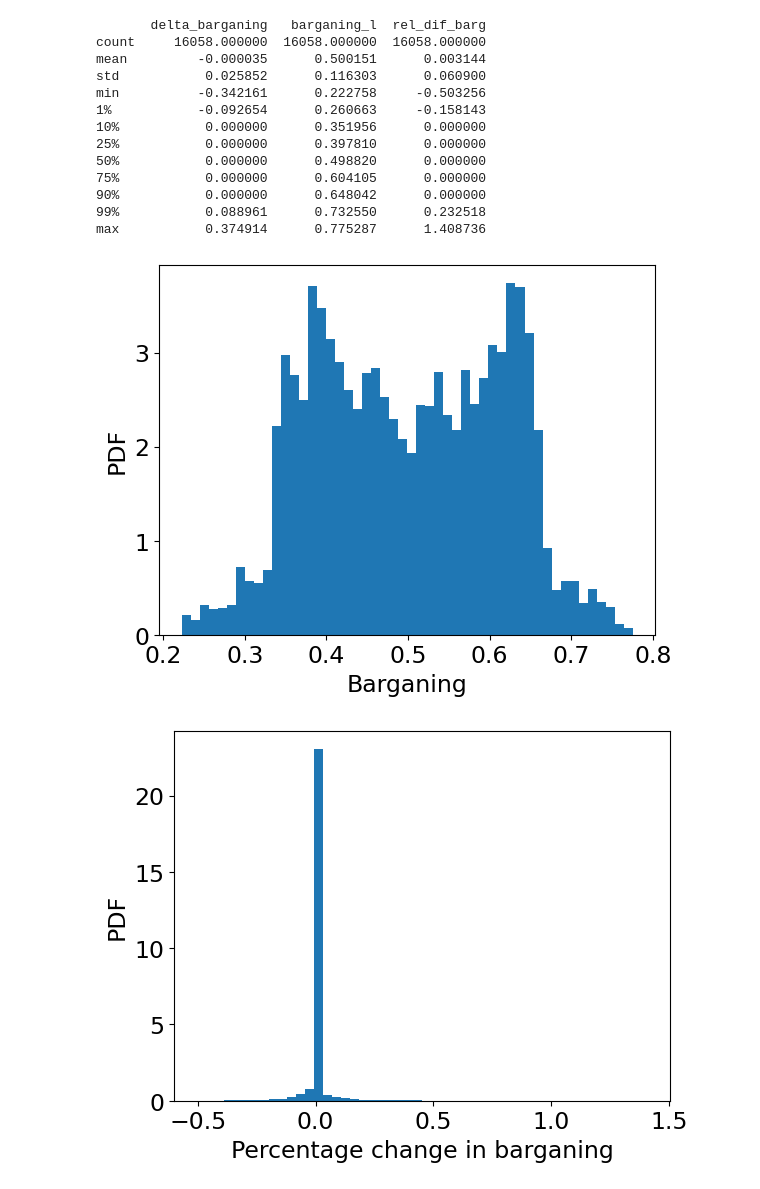
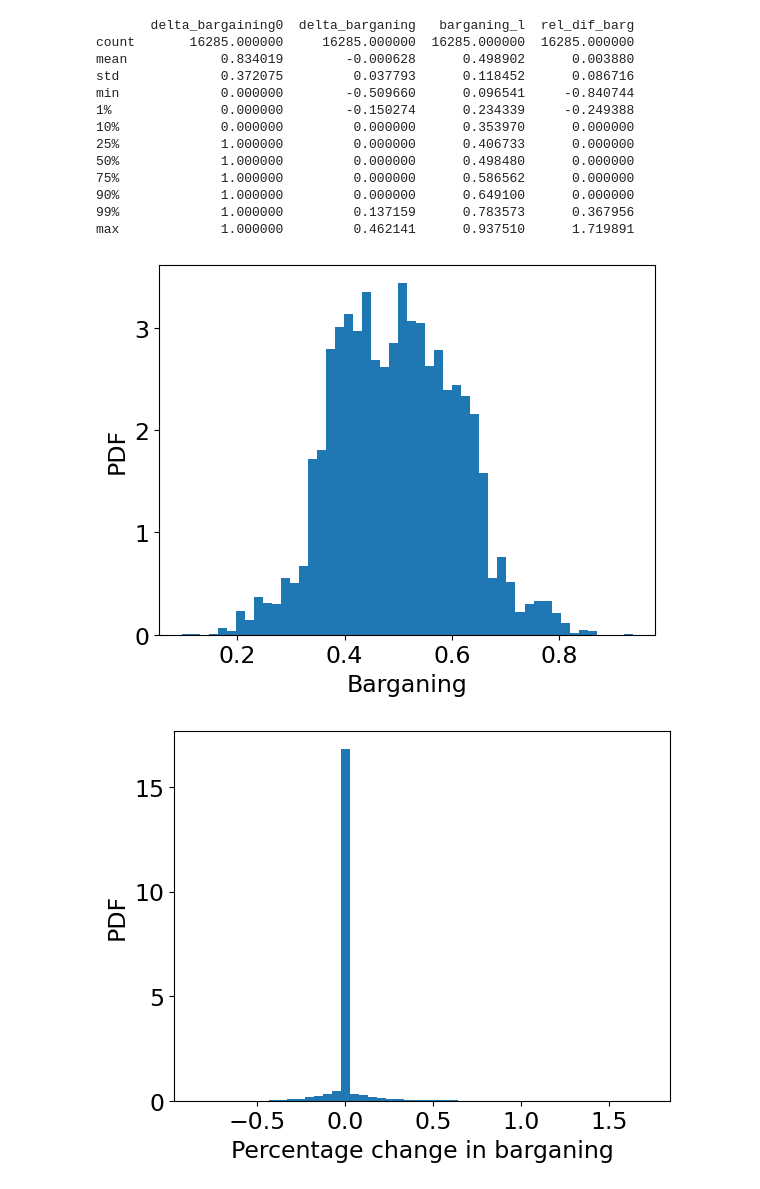
Before and after one commit to ThomasHJorgensen/LimitedCommitmentTest, a Jupyter notebook: summary_stat.ipynb, the cells around one changed output. Cells and saved outputs as stored; diff of their text form; code cells hidden in the pictures.

```diff
--- a/summary_stat.ipynb
+++ b/summary_stat.ipynb
@@ -38,8 +38,8 @@ do_compile = True
 threads = 20
 T = 20
 # %%
-name = 'model_FC'
-model_name = "model_FC"
+name = 'model_NC'
+model_name = "model_NC"
 do_distr_yerror = "none"
 do_yerror = 0
 name_error = f'{do_distr_yerror}{do_yerror}std_Yerror'
@@ -53,9 +53,10 @@ specs = {}
 
 
 #specs.update({f'test2':{'latexname':'limited', 'par':{ 'T':T, 'do_HK': False, 'simN': N,  'threads':threads,'bargaining':1}}})
-#specs.update({f'model_LC':{'latexname':'limited', 'par':{ 'T':T, 'do_HK': False, 'simN': N,  'threads':threads,'bargaining':1}}})
-#specs.update({f'model_NC':{'latexname':'limited', 'par':{ 'T':T, 'do_HK': False, 'simN': N,  'threads':threads,'bargaining':2}}})
-specs.update({f'model_FC':{'latexname':'limited', 'par':{ 'T':T,  'do_HK': False, 'simN': N,  'threads':threads,'bargaining':0}}})
+
+#specs.update({f'model_LC_highsigmaHK':{'latexname':'limited', 'par':{ 'T':T, 'do_HK': False, 'simN': N,  'threads':threads,'bargaining':1}}})
+#specs.update({f'model_LC':{'latexname':'limited', 'par':{ 'T':T, 'do_HK': False, 'simN': N,  'threads':threads,'bargaining':1}}})specs.update({f'model_NC':{'latexname':'limited', 'par':{ 'T':T, 'do_HK': False, 'simN': N,  'threads':threads,'bargaining':2}}})
+#specs.update({f'model_FC':{'latexname':'limited', 'par':{ 'T':T,  'do_HK': False, 'simN': N,  'threads':threads,'bargaining':0}}})
 
 # solve different models
 models = {}
@@ -286,7 +292,9 @@ data2['rel_dif_barg']=data2['delta_barganing']/data2['barganing_l']
 
 
 
-summary = data2[['delta_barganing','barganing_l','rel_dif_barg']].describe([.01,.1,.25,.5,.75,.9,.99])
+data2['delta_bargaining0'] = (data2['delta_barganing'] == 0)
+data2['delta_bargaining0'] = data2['delta_bargaining0'].replace({True: 1, False: 0})
+summary = data2[['delta_bargaining0','delta_barganing','barganing_l','rel_dif_barg']].describe([.01,.1,.25,.5,.75,.9,.99])
 print(summary)
 #antag små ændringer er + - 10%
 
@@ -294,45 +302,46 @@ plt.hist(data2['barganing'], bins = 50, density = True)
 plt.xlabel('Barganing')
 plt.ylabel('PDF')
 plt.savefig(f'output/barganing_plot{model_name}_{gender}.png')
 plt.show()
 
 data3 = data2
 #data3=data3.drop(data3[data3['barganing']== 0.5].index)
 
 plt.hist(data2['rel_dif_barg'], bins = 50, density = True)
 #plt.hist(data3['rel_dif_barg'], bins = 50, density = True)
 plt.xlabel('Percentage change in barganing')
 plt.ylabel('PDF')
 
 plt.savefig(f'output/change_in_barg_plot{model_name}_{gender}.png')
 #plt.hist(data3['rel_dif_hours_w'], bins = 50)
 plt.show()
 
 
 
 data3 = data2
 data3=data3.drop(data3[data3['rel_dif_barg']== 0.0].index)
 
 plt.hist(data3['rel_dif_barg'], bins = 50, density = True)
 #plt.hist(data3['rel_dif_barg'], bins = 50, density = True)
 plt.xlabel('Percentage change in barganing')
 plt.ylabel('PDF')
 
+plt.savefig(f'output/change_in_barg_plot{model_name}_{gender}_no0.png')
 #plt.hist(data3['rel_dif_hours_w'], bins = 50)
 plt.show()
 # %% [output]
-       delta_barganing   barganing_l  rel_dif_barg
-count     16058.000000  16058.000000  16058.000000
-mean         -0.000035      0.500151      0.003144
-std           0.025852      0.116303      0.060900
-min          -0.342161      0.222758     -0.503256
-1%           -0.092654      0.260663     -0.158143
-10%           0.000000      0.351956      0.000000
-25%           0.000000      0.397810      0.000000
-50%           0.000000      0.498820      0.000000
-75%           0.000000      0.604105      0.000000
-90%           0.000000      0.648042      0.000000
-99%           0.088961      0.732550      0.232518
-max           0.374914      0.775287      1.408736
+       delta_bargaining0  delta_barganing   barganing_l  rel_dif_barg
+count       16285.000000     16285.000000  16285.000000  16285.000000
+mean            0.834019        -0.000628      0.498902      0.003880
+std             0.372075         0.037793      0.118452      0.086716
+min             0.000000        -0.509660      0.096541     -0.840744
+1%              0.000000        -0.150274      0.234339     -0.249388
+10%             0.000000         0.000000      0.353970      0.000000
+25%             1.000000         0.000000      0.406733      0.000000
+50%             1.000000         0.000000      0.498480      0.000000
+75%             1.000000         0.000000      0.586562      0.000000
+90%             1.000000         0.000000      0.649100      0.000000
+99%             1.000000         0.137159      0.783573      0.367956
+max             1.000000         0.462141      0.937510      1.719891
-[figure, old version]
+[figure, new version]
-[figure, old version]
+[figure, new version]
```
Also changed, not shown: parts of 4 cells of this notebook, 6 other files.
